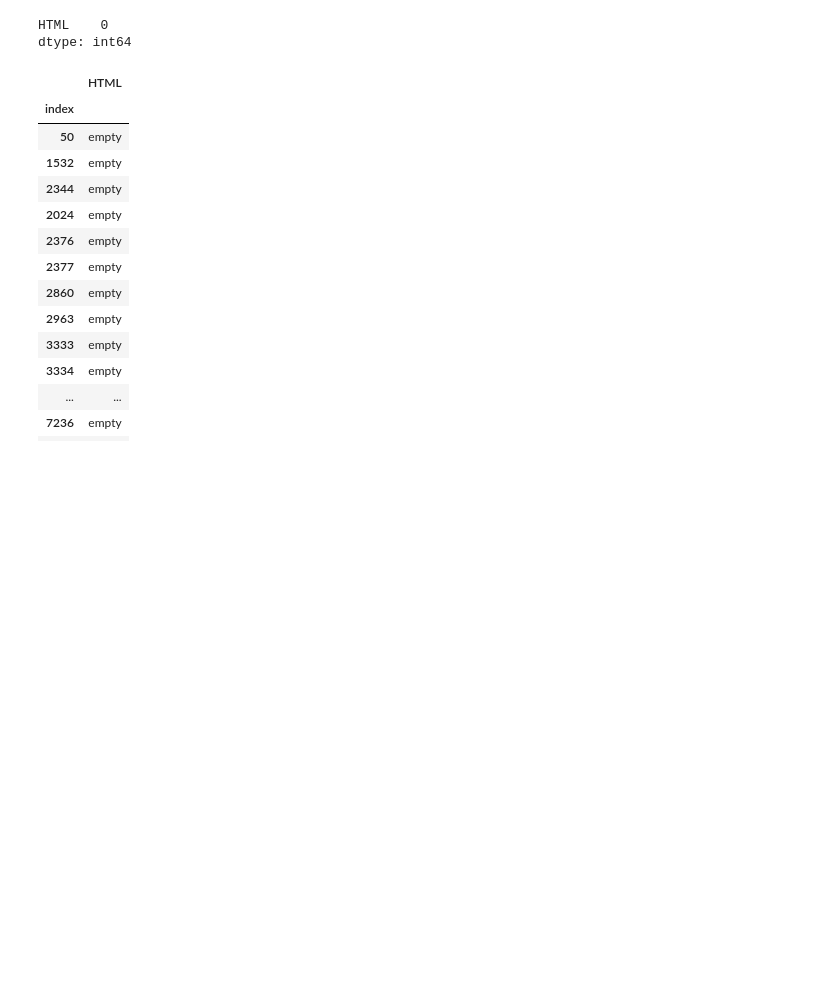
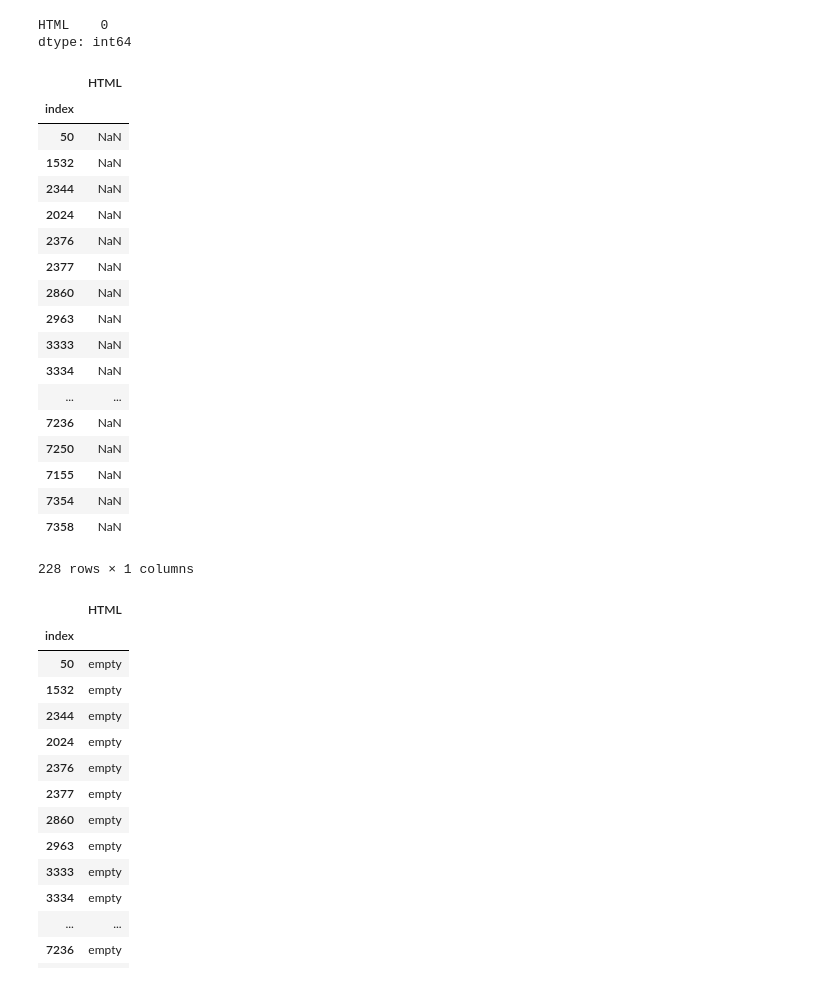
Before and after one commit to CMantell/Capstone---Boil-Order-Classifier, a Jupyter notebook: Combine Soups.ipynb, the cells around one changed output. Saved outputs shown, nothing was run; the diff lists cells and outputs as text; code cells hidden in the pictures; blank space fills up the shorter version.

```diff
--- a/Combine Soups.ipynb
+++ b/Combine Soups.ipynb
@@ -25,7 +25,27 @@ HTML    0
 dtype: int64
 # %%
 #Empty HTML means successful request but no content.  Will fill in
-batch1.loc[(batch1['HTML'].isnull())]
+batch.loc[(batch['HTML'].isnull())]
+# %% [output]
+|  | HTML |
+| index |  |
+| 50 | NaN |
+| 1532 | NaN |
+| 2344 | NaN |
+| 2024 | NaN |
+| 2376 | NaN |
+| 2377 | NaN |
+| 2860 | NaN |
+| 2963 | NaN |
+| 3333 | NaN |
+| 3334 | NaN |
+| ... | ... |
+| 7236 | NaN |
+| 7250 | NaN |
+| 7155 | NaN |
+| 7354 | NaN |
+| 7358 | NaN |
+228 rows × 1 columns
 # %%
 batch.fillna('empty', inplace=True)
 # %%
```
Also changed, not shown: parts of 10 cells of this notebook.
